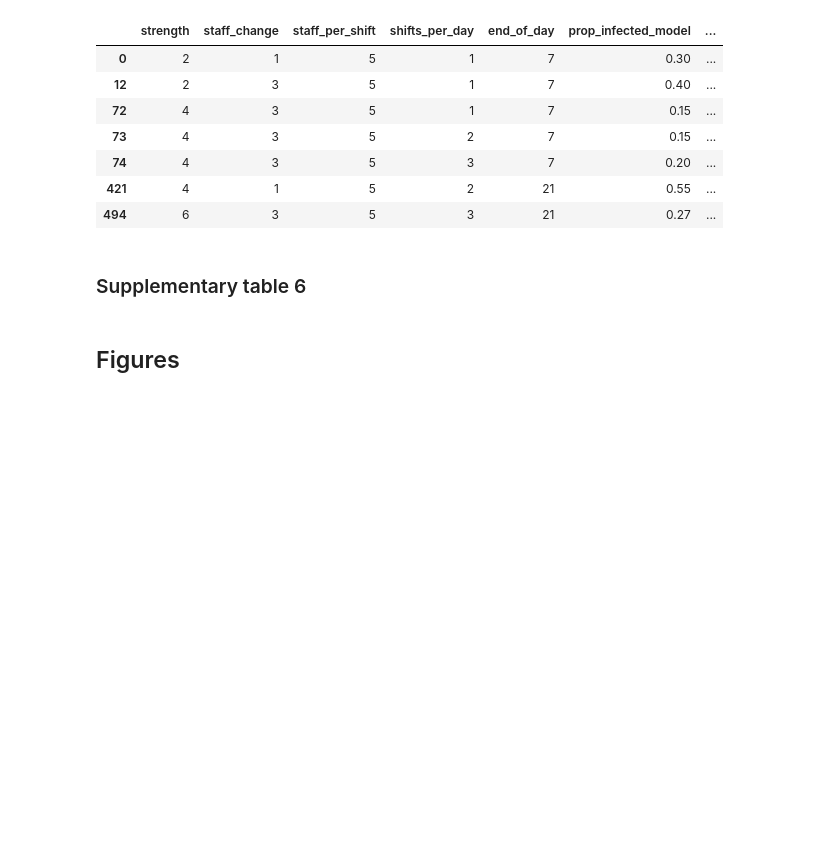
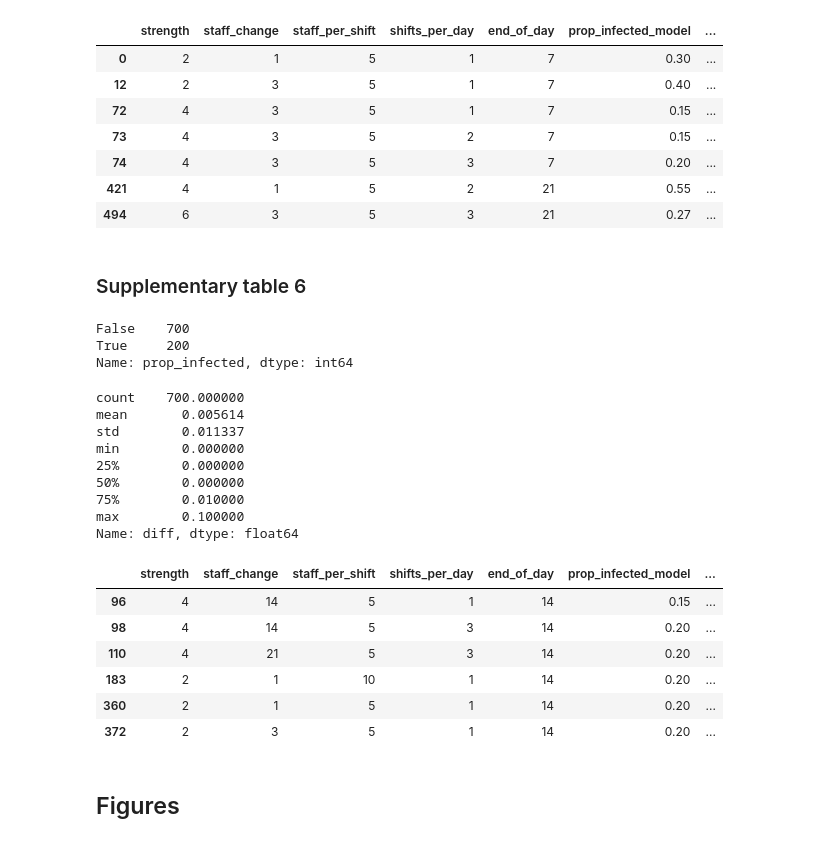
Before and after one commit to pythonhealthdatascience/stars-reproduce-lim-2020, a Jupyter notebook: reproduction/scripts/reproduction.ipynb, the cells around one changed output. Saved outputs shown, nothing was run; the diff lists cells and outputs as text; code cells hidden in the pictures; blank space fills up the shorter version.

Commit message:
feat(reproduction): reproduce table 6 and run model for table 5

```diff
--- a/reproduction/scripts/reproduction.ipynb
+++ b/reproduction/scripts/reproduction.ipynb
@@ -37,6 +37,7 @@ class Paths:
     base_5 = 'output_base5.csv'
     base_15 = 'output_base15.csv'
     base_30 = 'output_base30.csv'
+    no_rest = 'output_base15_norest.csv'
     contact_half = 'output_base15_contact20.csv'
     gloves = 'output_base15_gloves.csv'
     surgical_mask = 'output_base15_surgicalmask.csv'
@@ -294,12 +317,37 @@ model_tab6 = model_tab6[model_tab6['end_of_day'] == 14]
+# %%
+# Confirming how many are NaN, so we are sure the combined table includes all
+# the relevant counts being compared
+paper_tab6['prop_infected'].isnull().value_counts()
+# %% [output]
+False    700
+True     200
+Name: prop_infected, dtype: int64
 # %%
 # Combine tables
-#t6_comp = compare_tables(model_tab6, model_tab6)
+t6_comp = compare_tables(model_tab6, paper_tab6)
 
 # Descriptive statistics for absolute difference in results
-#print(t6_comp['diff'].describe())
+print(t6_comp['diff'].describe())
 
 # Extracting instances where absolute difference is more than 0.05
-#display(t6_comp[t6_comp['diff'] > 0.05])
+display(t6_comp[t6_comp['diff'] > 0.05])
+# %% [output]
+count    700.000000
+mean       0.005614
+std        0.011337
+min        0.000000
+25%        0.000000
+50%        0.000000
+75%        0.010000
+max        0.100000
+Name: diff, dtype: float64
+|  | strength | staff_change | staff_per_shift | shifts_per_day | end_of_day | prop_infected_model | ... |
+| 96 | 4 | 14 | 5 | 1 | 14 | 0.15 | ... |
+| 98 | 4 | 14 | 5 | 3 | 14 | 0.20 | ... |
+| 110 | 4 | 21 | 5 | 3 | 14 | 0.20 | ... |
+| 183 | 2 | 1 | 10 | 1 | 14 | 0.20 | ... |
+| 360 | 2 | 1 | 5 | 1 | 14 | 0.20 | ... |
+| 372 | 2 | 3 | 5 | 1 | 14 | 0.20 | ... |
 # %% [markdown]
 ## Figures
 # %% [markdown]
```
Also changed, not shown: parts of 11 cells of this notebook, 2 other files.
